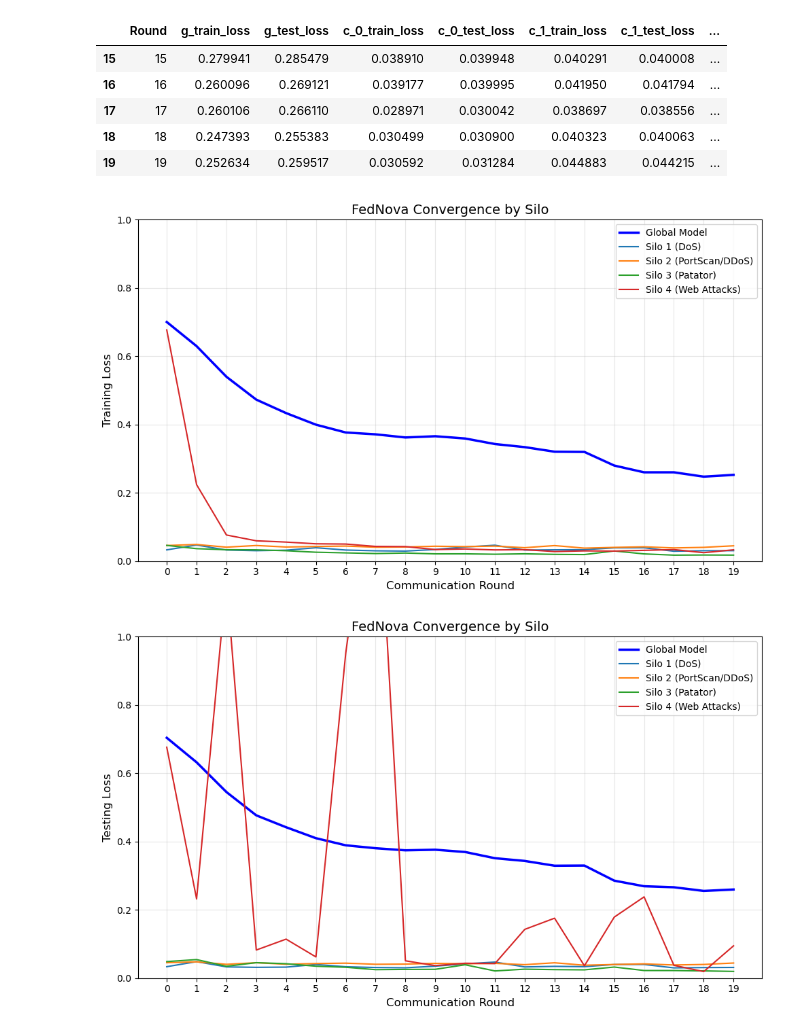
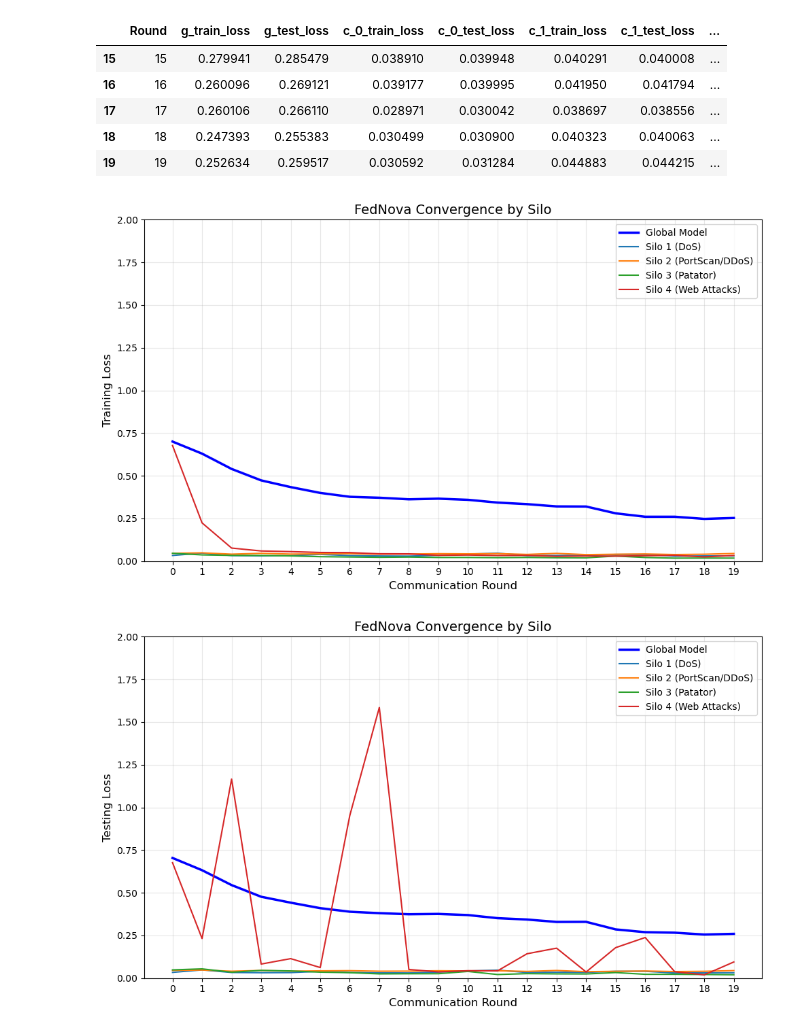
Before and after one commit to suzaladhikari/federated_learningIDS, a Jupyter notebook: federatedNova/federatednova.ipynb, the cells around one changed output. Cells and saved outputs as stored; diff of their text form; code cells hidden in the pictures.

```diff
--- a/federatedNova/federatednova.ipynb
+++ b/federatedNova/federatednova.ipynb
@@ -362,28 +320,30 @@ plt.xticks(np.arange(0,20,1))
 plt.xlabel('Communication Round', fontsize=12)
 plt.ylabel('Training Loss', fontsize=12)
 plt.title('FedNova Convergence by Silo', fontsize=14)
-plt.ylim(0,1)
+plt.ylim(0,2)
 plt.grid(True, alpha=0.3)  # ← add grid for readability
 plt.tight_layout()
 plt.legend()
+plt.savefig('../modelperformance/fednovatrain.pdf', dpi = 300, bbox_inches = 'tight')
 plt.show()
 # %% [output]
-[figure, old version]
+[figure, new version]
 # %%
 plt.figure(figsize=(10, 6))
 plt.plot(data['g_test_loss'], label='Global Model', linewidth=2.5, color='blue')
 plt.plot(data['c_0_test_loss'], label='Silo 1 (DoS)', linewidth=1.5)
 plt.plot(data['c_1_test_loss'], label='Silo 2 (PortScan/DDoS)', linewidth=1.5)
 plt.plot(data['c_2_test_loss'], label='Silo 3 (Patator)', linewidth=1.5)
 plt.plot(data['c_3_test_loss'], label='Silo 4 (Web Attacks)', linewidth=1.5)
 plt.xticks(np.arange(0,20,1))
 plt.xlabel('Communication Round', fontsize=12)
 plt.ylabel('Testing Loss', fontsize=12)
 plt.title('FedNova Convergence by Silo', fontsize=14)
-plt.ylim(0,1)
+plt.ylim(0,2)
 plt.grid(True, alpha=0.3)
 plt.tight_layout()
 plt.legend()
+plt.savefig('../modelperformance/fednovatest.pdf', dpi = 300, bbox_inches = 'tight')
 plt.show()
 # %% [output]
-[figure, old version]
+[figure, new version]
```
Also changed, not shown: parts of 5 cells of this notebook, 3 other files.
